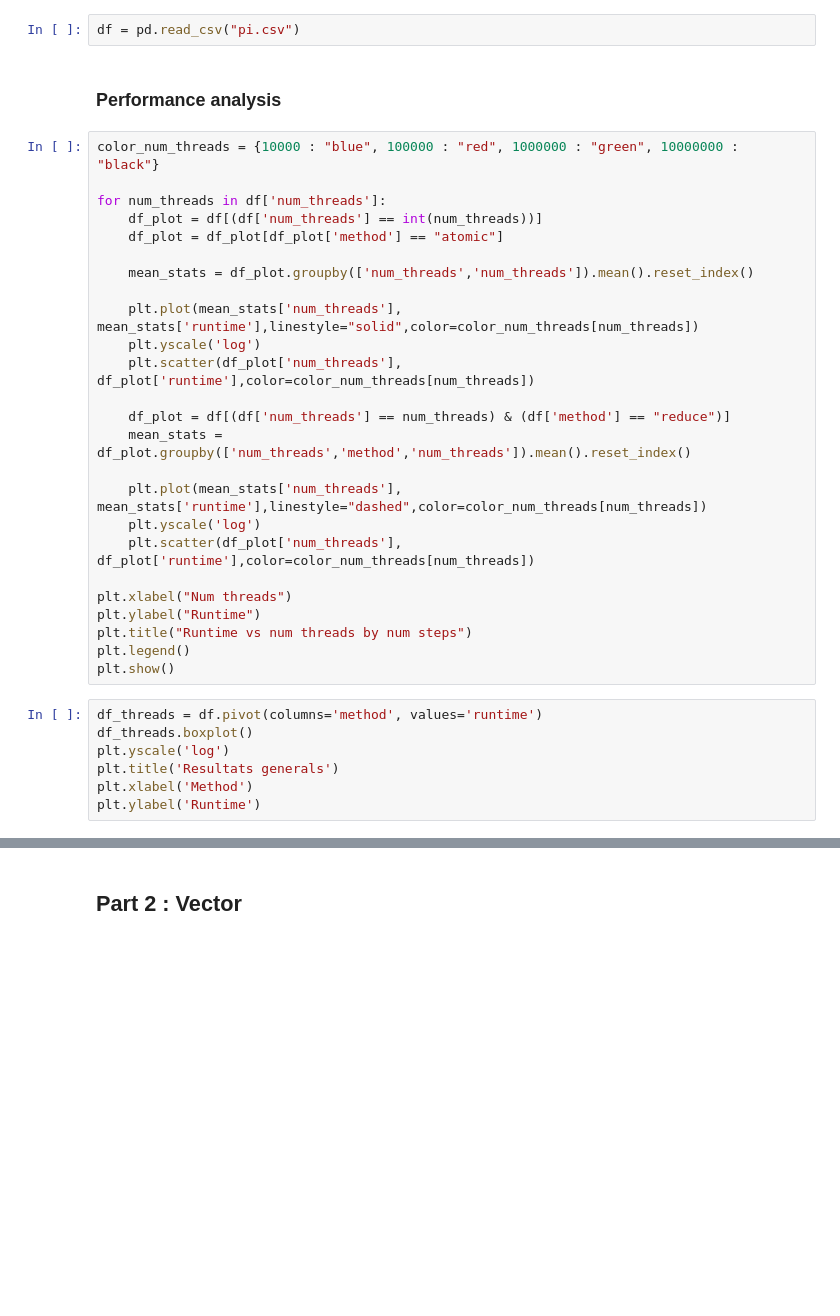
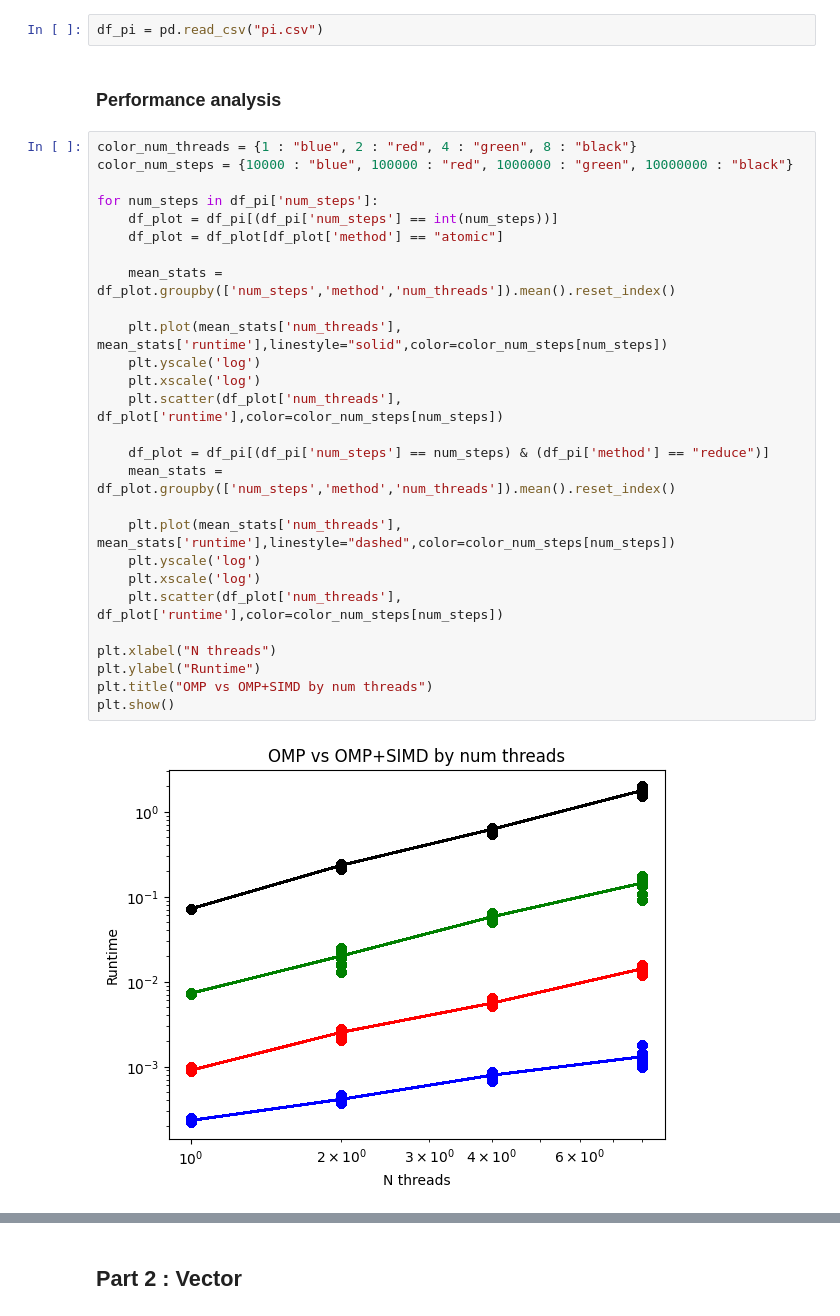
Before and after one commit to patriciobcs/multiprocessing-analysis, a Jupyter notebook: cuda/analysis.ipynb, the cells around one changed output, grey strips where cells are left out. Cells and saved outputs as stored; diff of their text form; blank space fills up the shorter version.

```diff
--- a/cuda/analysis.ipynb
+++ b/cuda/analysis.ipynb
@@ -18,36 +18,33 @@ warnings.filterwarnings('ignore')
 # %%
-df = pd.read_csv("pi.csv")
+df_pi = pd.read_csv("pi.csv")
 # %% [markdown]
 ### Performance analysis
 # %%
-color_num_threads = {10000 : "blue", 100000 : "red", 1000000 : "green", 10000000 : "black"}
+color_num_threads = {1 : "blue", 2 : "red", 4 : "green", 8 : "black"}
+color_num_steps = {10000 : "blue", 100000 : "red", 1000000 : "green", 10000000 : "black"}
 
-for num_threads in df['num_threads']:
-    df_plot = df[(df['num_threads'] == int(num_threads))]
+for num_steps in df_pi['num_steps']:
+    df_plot = df_pi[(df_pi['num_steps'] == int(num_steps))]
     df_plot = df_plot[df_plot['method'] == "atomic"]
 
-    mean_stats = df_plot.groupby(['num_threads','num_threads']).mean().reset_index()
+    mean_stats = df_plot.groupby(['num_steps','method','num_threads']).mean().reset_index()
 
-    plt.plot(mean_stats['num_threads'], mean_stats['runtime'],linestyle="solid",color=color_num_threads[num_threads])
+    plt.plot(mean_stats['num_threads'], mean_stats['runtime'],linestyle="solid",color=color_num_steps[num_steps])
     plt.yscale('log')
-    plt.scatter(df_plot['num_threads'], df_plot['runtime'],color=color_num_threads[num_threads])
+    plt.xscale('log')
+    plt.scatter(df_plot['num_threads'], df_plot['runtime'],color=color_num_steps[num_steps])
 
-    df_plot = df[(df['num_threads'] == num_threads) & (df['method'] == "reduce")]
-    mean_stats = df_plot.groupby(['num_threads','method','num_threads']).mean().reset_index()
+    df_plot = df_pi[(df_pi['num_steps'] == num_steps) & (df_pi['method'] == "reduce")]
+    mean_stats = df_plot.groupby(['num_steps','method','num_threads']).mean().reset_index()
 
-    plt.plot(mean_stats['num_threads'], mean_stats['runtime'],linestyle="dashed",color=color_num_threads[num_threads])
+    plt.plot(mean_stats['num_threads'], mean_stats['runtime'],linestyle="dashed",color=color_num_steps[num_steps])
     plt.yscale('log')
-    plt.scatter(df_plot['num_threads'], df_plot['runtime'],color=color_num_threads[num_threads])
+    plt.xscale('log')
+    plt.scatter(df_plot['num_threads'], df_plot['runtime'],color=color_num_steps[num_steps])
 
-plt.xlabel("Num threads")
+plt.xlabel("N threads")
 plt.ylabel("Runtime")
-plt.title("Runtime vs num threads by num steps")
-plt.legend()
+plt.title("OMP vs OMP+SIMD by num threads")
 plt.show()
+# %% [output]
+[figure, added]
-# %%
-df_threads = df.pivot(columns='method', values='runtime')
-df_threads.boxplot()
-plt.yscale('log')
-plt.title('Resultats generals')
-plt.xlabel('Method')
-plt.ylabel('Runtime')
```
Also changed, not shown: parts of 14 cells of this notebook.
